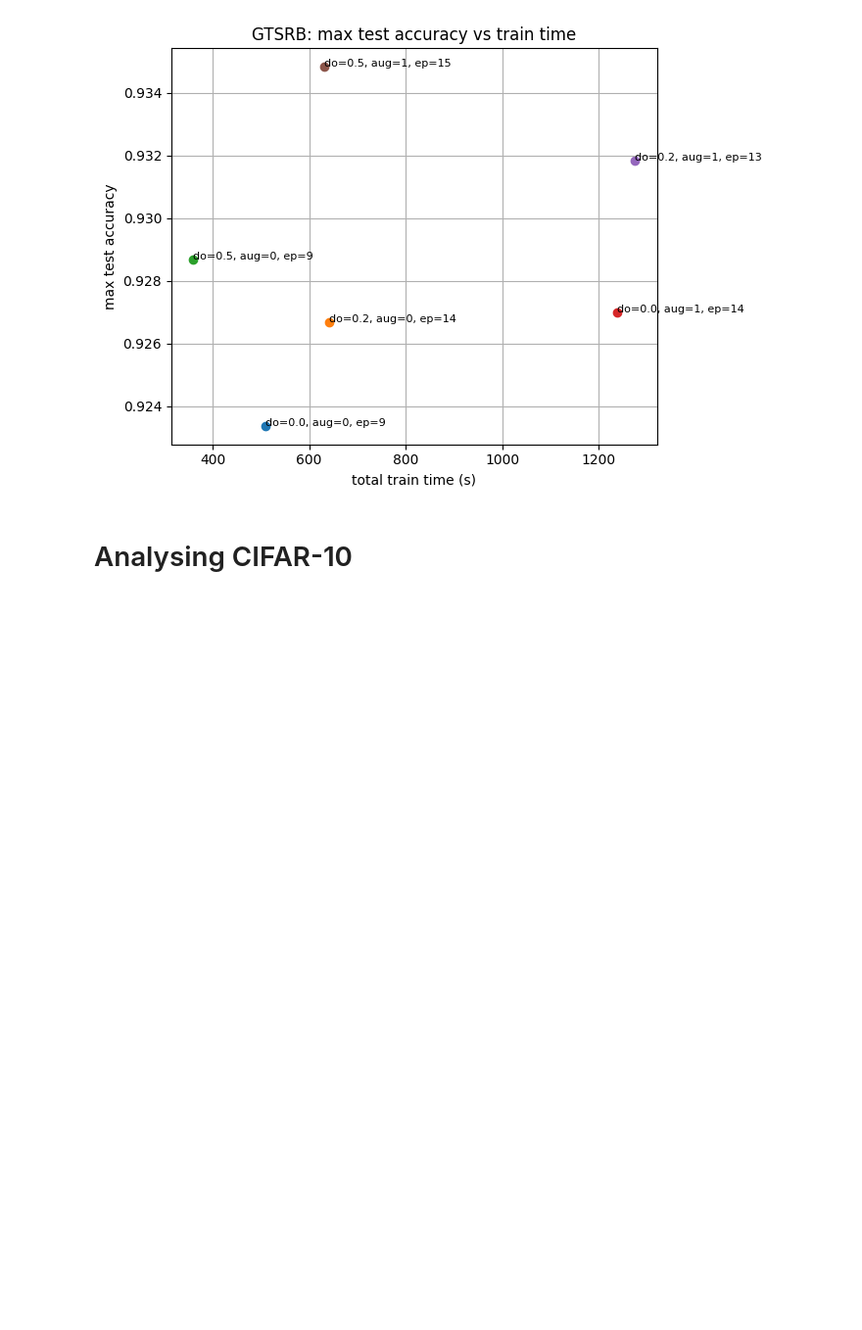
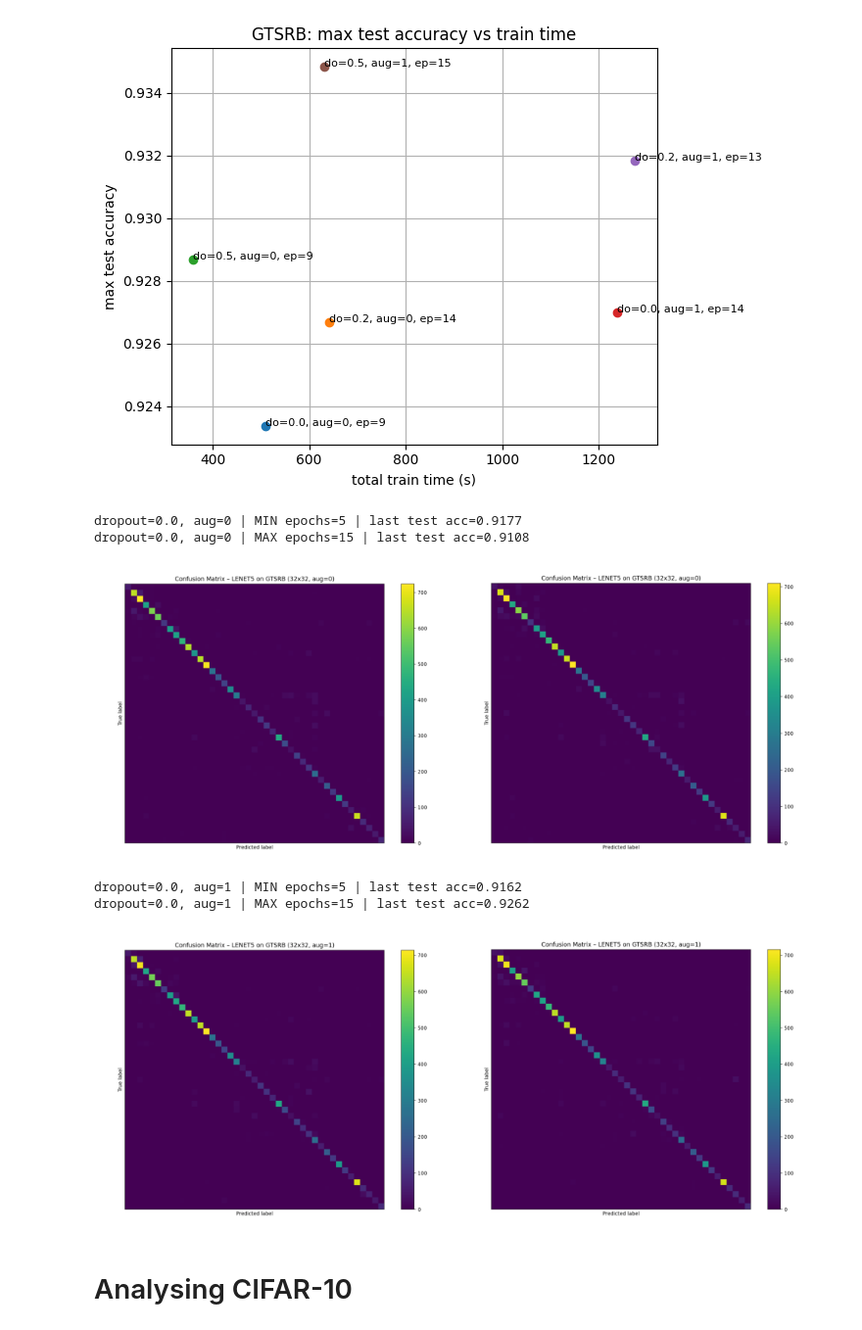
Before and after one commit to hasanguenes/ML_UE3, a Jupyter notebook: analysis_lenet.ipynb, the cells around one changed output. Shown at 98% size. Cells and saved outputs as stored; diff of their text form; code cells hidden in the pictures; blank space fills up the shorter version.

```diff
--- a/analysis_lenet.ipynb
+++ b/analysis_lenet.ipynb
@@ -376,6 +490,24 @@ plot_efficiency(rows, title=f"{dataset_dir.name}: max test accuracy vs train tim
 # %% [output]
 [figure]
 [figure]
+# %%
+_ = show_confusion_pngs_for_setting(
+    "runs/LENET5/GTSRB",
+    dropout=0.0,
+    augment=0,
+)
+_ = show_confusion_pngs_for_setting(
+    "runs/LENET5/GTSRB",
+    dropout=0.0,
+    augment=1,
+)
+# %% [output]
+dropout=0.0, aug=0 | MIN epochs=5 | last test acc=0.9177
+dropout=0.0, aug=0 | MAX epochs=15 | last test acc=0.9108
+[figure, added]
+dropout=0.0, aug=1 | MIN epochs=5 | last test acc=0.9162
+dropout=0.0, aug=1 | MAX epochs=15 | last test acc=0.9262
+[figure, added]
 # %% [markdown]
 # Analysing CIFAR-10
 # %%
```
Also changed, not shown: parts of 6 cells of this notebook, 2 other files.
